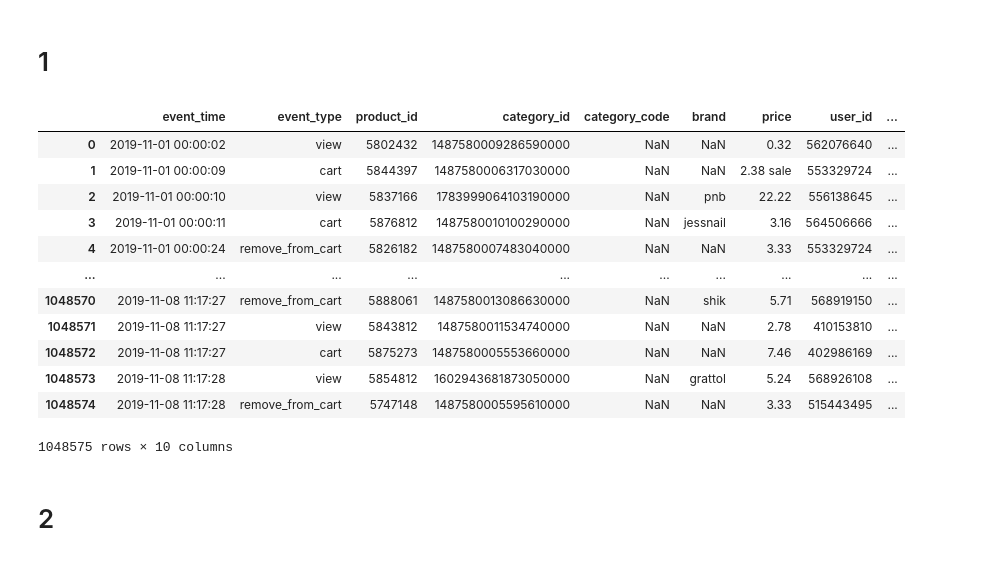
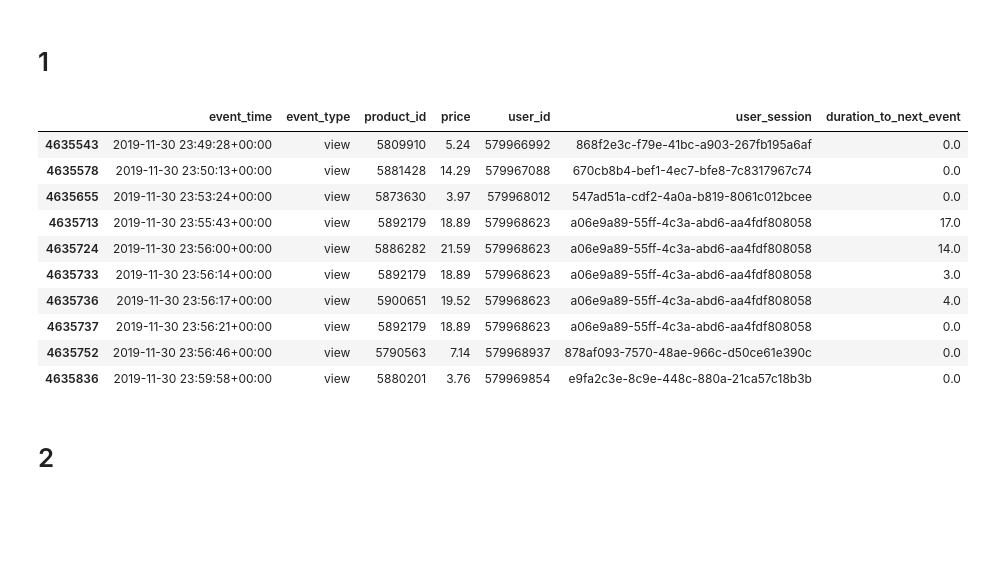
Before and after one commit to binyag/DM_hw_2, a Jupyter notebook: HW_2.ipynb, the cells around one changed output. Drawn from its saved outputs; the diff is of its cells as text; code cells hidden in the pictures; blank space fills up the shorter version.

```diff
--- a/HW_2.ipynb
+++ b/HW_2.ipynb
@@ -44,2 +6,6 @@ memory usage: 80.0+ MB
+# %%
+data = pd.read_csv("matala2_cosmetics_2019-Nov.csv", low_memory=False)
+# %%
+data = data.drop(columns=['category_id', 'category_code','brand'])
 # %%
 data['event_time']= pd.to_datetime(data['event_time'])
@@ -58,2 +11,0 @@ dtype: object
-# %%
-data['duration_to_next_event'] = data.groupby('user_session')['event_time'].diff().shift(-1)
@@ -76,0 +12,3 @@ half_data
+# %%
+data = data.sort_values(['user_id', 'event_time'])
+data.tail(10)
@@ -80,20 +30,18 @@ half_data
 data['duration_to_next_event'] = data.groupby('user_session')['event_time'].transform(lambda x: x.diff().shift(-1).dt.total_seconds())
 data.loc[data.groupby('user_session')['event_time'].idxmax(), 'duration_to_next_event'] = 0
 # %%
-data
+data.tail(10)
 # %% [output]
-|  | event_time | event_type | product_id | category_id | category_code | brand | price | user_id | ... |
-| 0 | 2019-11-01 00:00:02 | view | 5802432 | 1487580009286590000 | NaN | NaN | 0.32 | 562076640 | ... |
-| 1 | 2019-11-01 00:00:09 | cart | 5844397 | 1487580006317030000 | NaN | NaN | 2.38 sale | 553329724 | ... |
-| 2 | 2019-11-01 00:00:10 | view | 5837166 | 1783999064103190000 | NaN | pnb | 22.22 | 556138645 | ... |
-| 3 | 2019-11-01 00:00:11 | cart | 5876812 | 1487580010100290000 | NaN | jessnail | 3.16 | 564506666 | ... |
-| 4 | 2019-11-01 00:00:24 | remove_from_cart | 5826182 | 1487580007483040000 | NaN | NaN | 3.33 | 553329724 | ... |
-| ... | ... | ... | ... | ... | ... | ... | ... | ... | ... |
-| 1048570 | 2019-11-08 11:17:27 | remove_from_cart | 5888061 | 1487580013086630000 | NaN | shik | 5.71 | 568919150 | ... |
-| 1048571 | 2019-11-08 11:17:27 | view | 5843812 | 1487580011534740000 | NaN | NaN | 2.78 | 410153810 | ... |
-| 1048572 | 2019-11-08 11:17:27 | cart | 5875273 | 1487580005553660000 | NaN | NaN | 7.46 | 402986169 | ... |
-| 1048573 | 2019-11-08 11:17:28 | view | 5854812 | 1602943681873050000 | NaN | grattol | 5.24 | 568926108 | ... |
-| 1048574 | 2019-11-08 11:17:28 | remove_from_cart | 5747148 | 1487580005595610000 | NaN | NaN | 3.33 | 515443495 | ... |
+|  | event_time | event_type | product_id | price | user_id | user_session | duration_to_next_event |
+| 4635543 | 2019-11-30 23:49:28+00:00 | view | 5809910 | 5.24 | 579966992 | 868f2e3c-f79e-41bc-a903-267fb195a6af | 0.0 |
+| 4635578 | 2019-11-30 23:50:13+00:00 | view | 5881428 | 14.29 | 579967088 | 670cb8b4-bef1-4ec7-bfe8-7c8317967c74 | 0.0 |
+| 4635655 | 2019-11-30 23:53:24+00:00 | view | 5873630 | 3.97 | 579968012 | 547ad51a-cdf2-4a0a-b819-8061c012bcee | 0.0 |
+| 4635713 | 2019-11-30 23:55:43+00:00 | view | 5892179 | 18.89 | 579968623 | a06e9a89-55ff-4c3a-abd6-aa4fdf808058 | 17.0 |
+| 4635724 | 2019-11-30 23:56:00+00:00 | view | 5886282 | 21.59 | 579968623 | a06e9a89-55ff-4c3a-abd6-aa4fdf808058 | 14.0 |
+| 4635733 | 2019-11-30 23:56:14+00:00 | view | 5892179 | 18.89 | 579968623 | a06e9a89-55ff-4c3a-abd6-aa4fdf808058 | 3.0 |
+| 4635736 | 2019-11-30 23:56:17+00:00 | view | 5900651 | 19.52 | 579968623 | a06e9a89-55ff-4c3a-abd6-aa4fdf808058 | 4.0 |
+| 4635737 | 2019-11-30 23:56:21+00:00 | view | 5892179 | 18.89 | 579968623 | a06e9a89-55ff-4c3a-abd6-aa4fdf808058 | 0.0 |
+| 4635752 | 2019-11-30 23:56:46+00:00 | view | 5790563 | 7.14 | 579968937 | 878af093-7570-48ae-966c-d50ce61e390c | 0.0 |
+| 4635836 | 2019-11-30 23:59:58+00:00 | view | 5880201 | 3.76 | 579969854 | e9fa2c3e-8c9e-448c-880a-21ca57c18b3b | 0.0 |
-1048575 rows × 10 columns
 # %% [markdown]
 # 2
```
Also changed, not shown: parts of 23 cells of this notebook.
